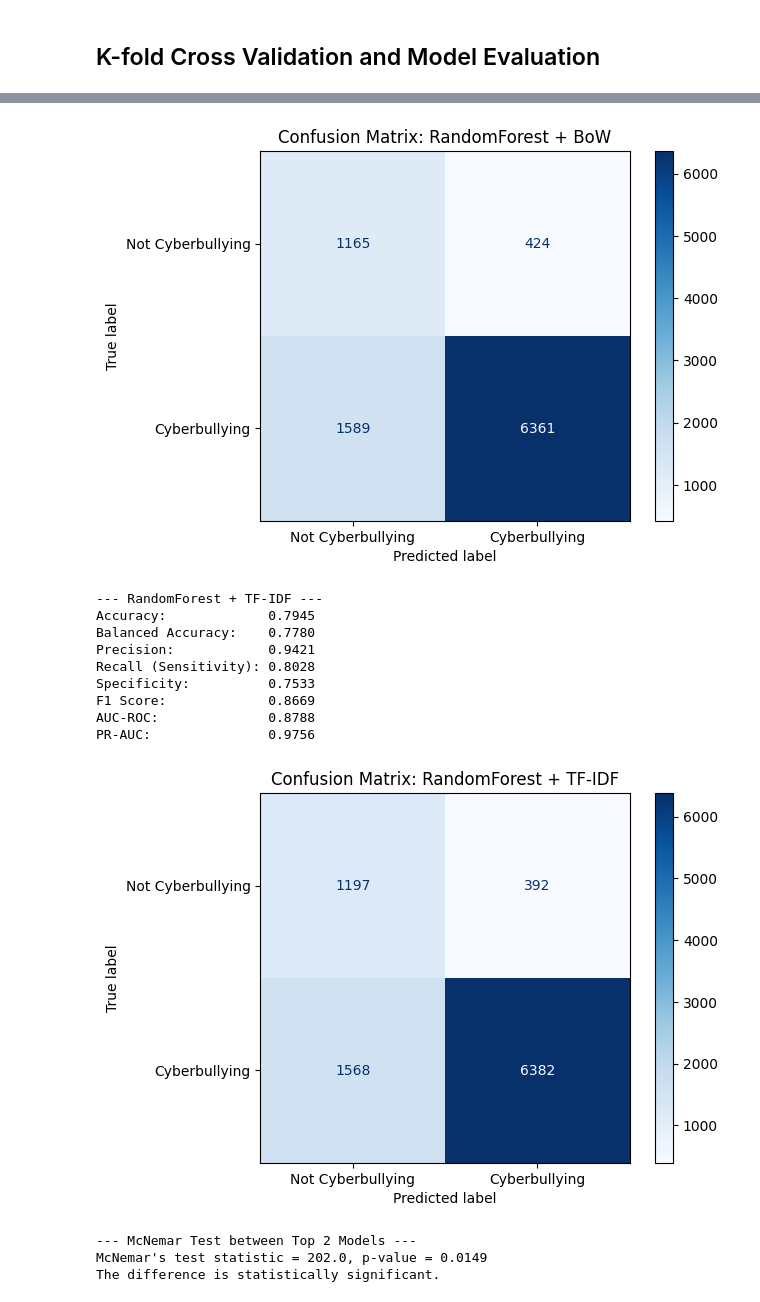
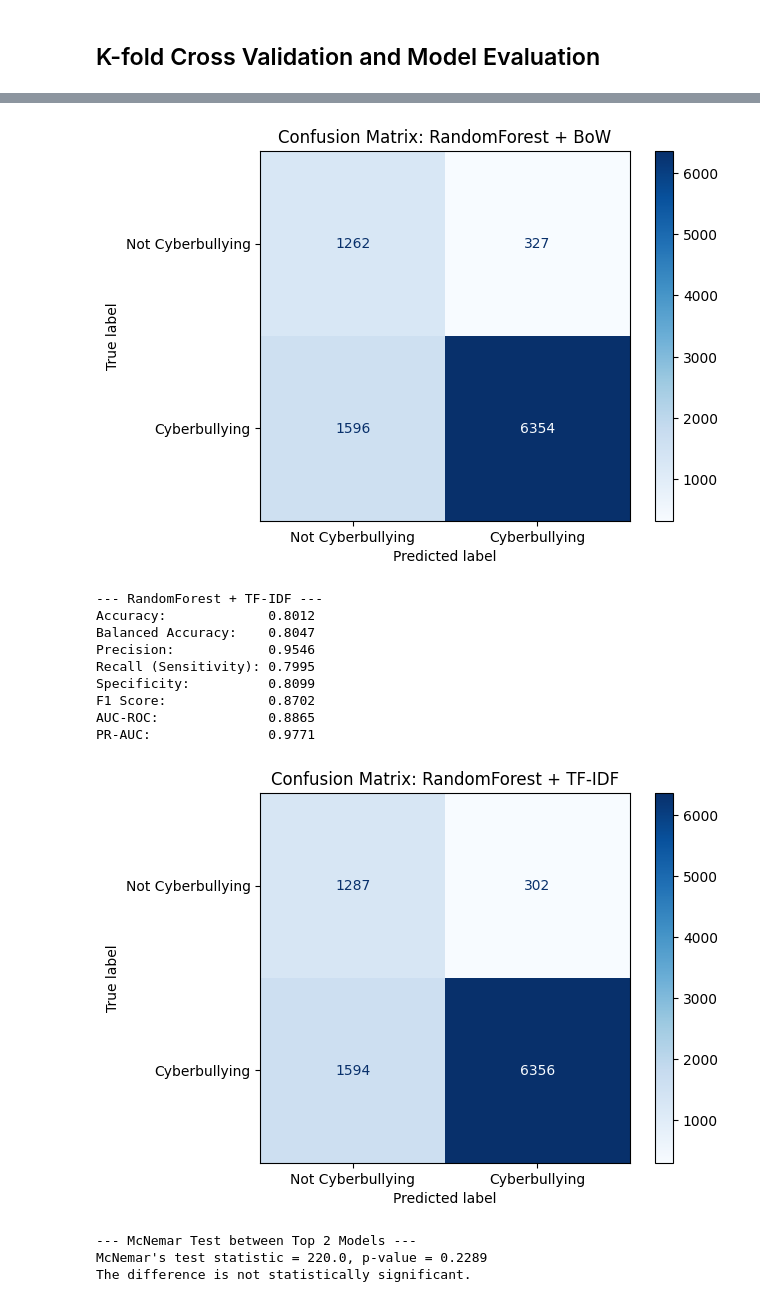
Before and after one commit to msegreto/CyberbullismDetection, a Jupyter notebook: notebook/3_BinaryClassification.ipynb, the cells around one changed output, grey strips where cells are left out. Cells and saved outputs as stored; diff of their text form; code cells hidden in the pictures.

```diff
--- a/notebook/3_BinaryClassification.ipynb
+++ b/notebook/3_BinaryClassification.ipynb
@@ -114,8 +134,7 @@ os.makedirs("../model", exist_ok=True)
 combinations = [
     ("BoW", CountVectorizer(max_features=350)),
     ("TF-IDF", TfidfVectorizer(max_features=350)),
-    ("W2V-1", W2VTransformer(model1)),
-    ("W2V-2", W2VTransformer(model2))
+    ("W2V-1", W2VTransformer(model1))
 ]
 
 param_grid = {
@@ -243,8 +256,7 @@ y = y_binary
 vectorizer_map = {
     "BoW": CountVectorizer(max_features=350),
     "TF-IDF": TfidfVectorizer(max_features=350),
-    "W2V-1": W2VTransformer(model1),
-    "W2V-2": W2VTransformer(model2)
+    "W2V-1": W2VTransformer(model1)
 }
 
 classifier_map = {
@@ -259,8 +271,13 @@ scoring = {
     "accuracy": "accuracy",
     "precision": make_scorer(precision_score, zero_division=0),
     "recall": make_scorer(recall_score, zero_division=0),
-    "f1": make_scorer(f1_score, zero_division=0)
+    "f1": make_scorer(f1_score, zero_division=0),
+
+    "precision_0": make_scorer(precision_score, pos_label=0, zero_division=0),
+    "recall_0": make_scorer(recall_score, pos_label=0, zero_division=0),
+    "f1_0": make_scorer(f1_score, pos_label=0, zero_division=0)
 }
+
 
 results = pd.read_csv("../model/grid_search_binary_f1/best_model_results.csv")
 results["Best Params"] = results["Best Params"].apply(eval)
@@ -335,6 +346,6 @@ Validating W2V-2 + LinearSVM ...
 # %%
 # test set loading
-df_eval_sorted = pd.read_csv('../dataset/cross_validation/binary_result.csv')
+df_eval_sorted = pd.read_csv('../model/grid_search_binary_f1/binary_result_from_csv_params.csv')
 df_test = pd.read_csv("../dataset/test_set.csv")
 X_test_text = df_test["text"]
 y_test = df_test["binary_label"].map({"cyberbullying": 1, "not_cyberbullying": 0}).values
@@ -427,14 +438,14 @@ PR-AUC:               0.9735
-[figure, old version]
+[figure, new version]
 --- RandomForest + TF-IDF ---
-Accuracy:             0.7945
-Balanced Accuracy:    0.7780
-Precision:            0.9421
-Recall (Sensitivity): 0.8028
-Specificity:          0.7533
-F1 Score:             0.8669
-AUC-ROC:              0.8788
-PR-AUC:               0.9756
+Accuracy:             0.8012
+Balanced Accuracy:    0.8047
+Precision:            0.9546
+Recall (Sensitivity): 0.7995
+Specificity:          0.8099
+F1 Score:             0.8702
+AUC-ROC:              0.8865
+PR-AUC:               0.9771
-[figure, old version]
+[figure, new version]
 --- McNemar Test between Top 2 Models ---
-McNemar's test statistic = 202.0, p-value = 0.0149
-The difference is statistically significant.
+McNemar's test statistic = 220.0, p-value = 0.2289
+The difference is not statistically significant.
```
Also changed, not shown: parts of 4 cells of this notebook, 7 other files.
